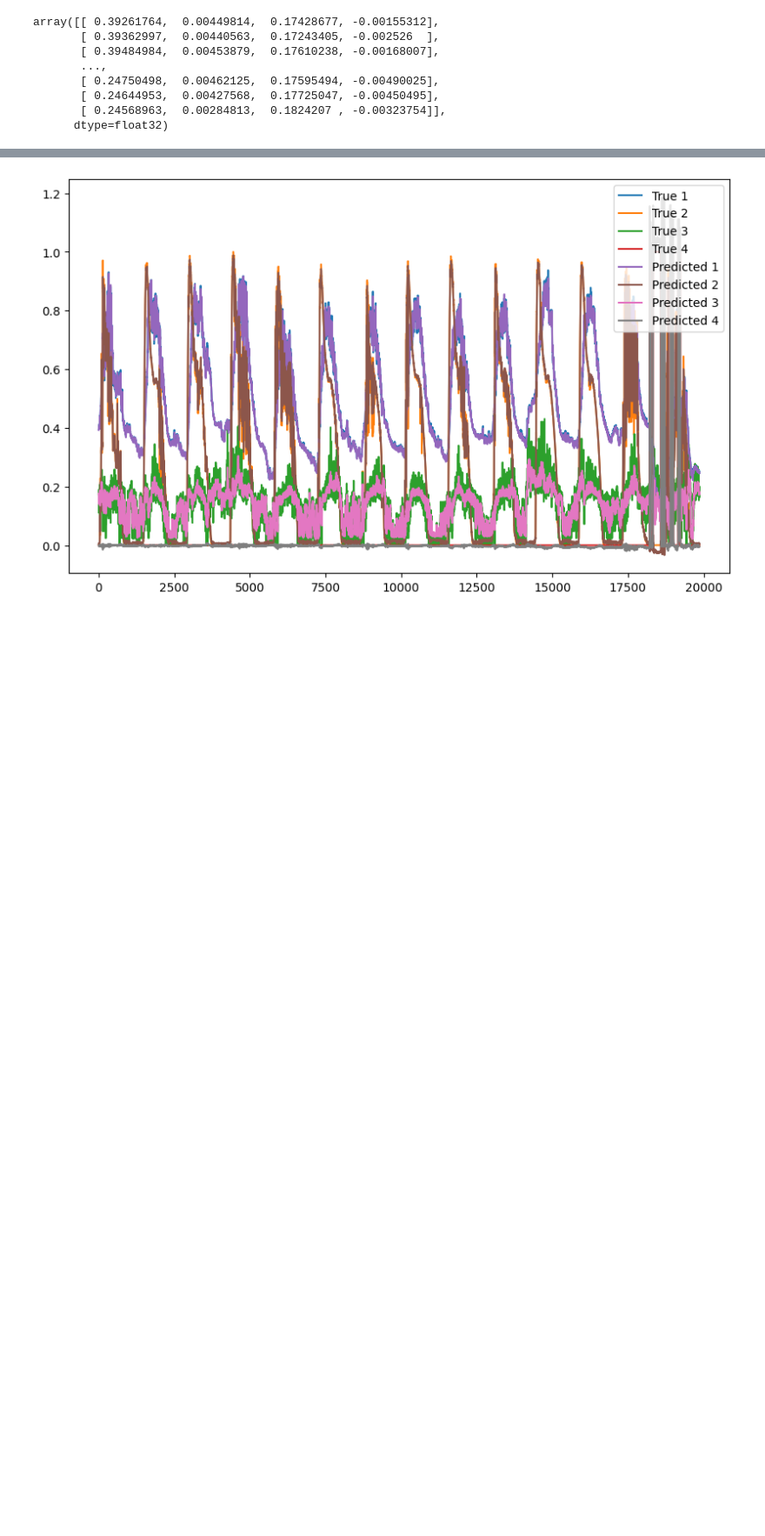
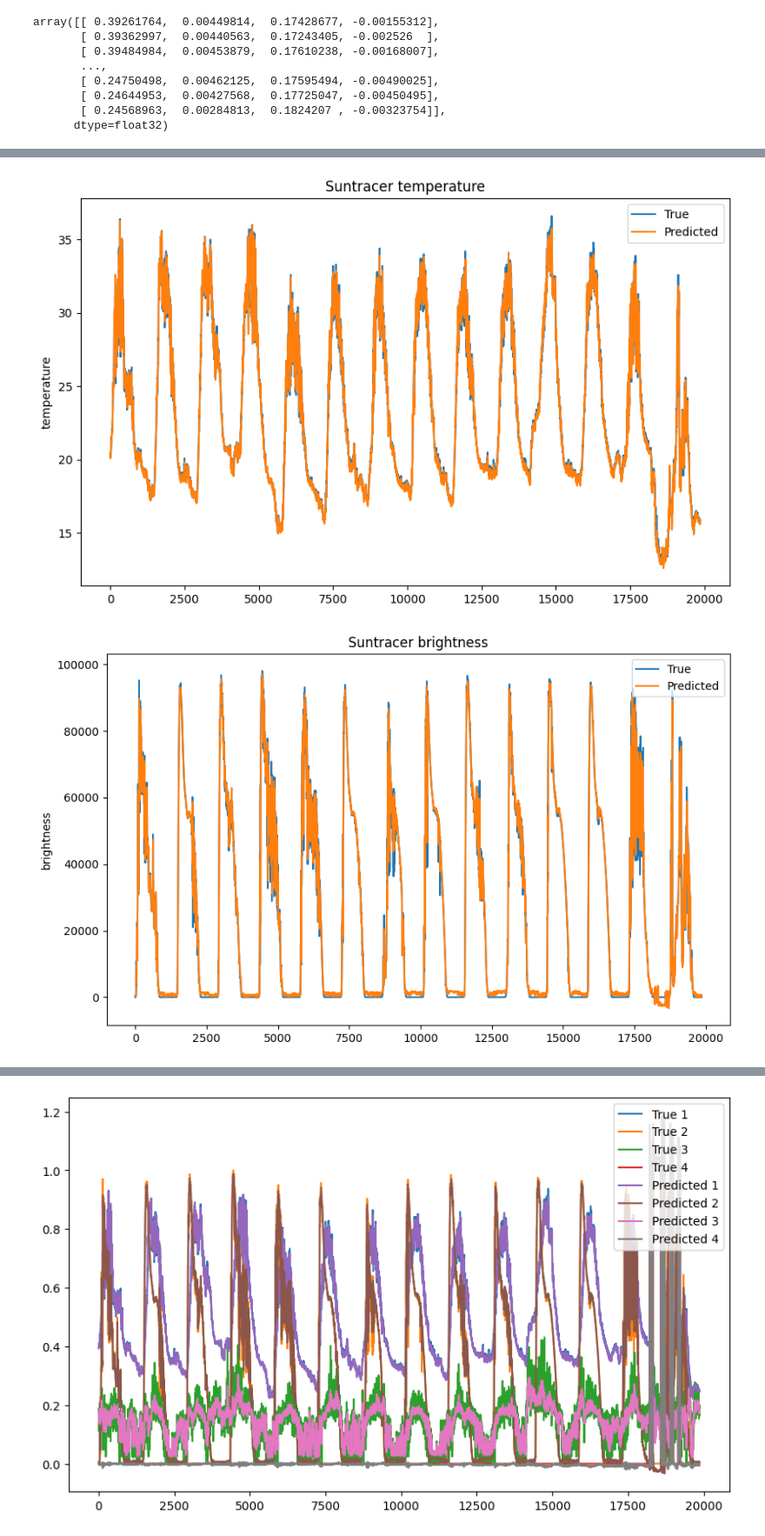
Before and after one commit to icastellsg/TimeSeriesForecastingIA, a Jupyter notebook: testDataSuntracer.ipynb, the cells around one changed output, grey strips where cells are left out. Shown at 87% size. Saved outputs shown, nothing was run; the diff lists cells and outputs as text; code cells hidden in the pictures; blank space fills up the shorter version.

```diff
--- a/testDataSuntracer.ipynb
+++ b/testDataSuntracer.ipynb
@@ -487,21 +472,0 @@ array([[ 0.39261764,  0.00449814,  0.17428677, -0.00155312],
-# %%
-def plot_predictions(y_test, predictions):
-    plt.figure(figsize=(10,6))
-    plt.plot(y_test[:,0], label='True 1')
-    plt.plot(y_test[:,1], label='True 2')
-    plt.plot(y_test[:,2], label='True 3')
-    plt.plot(y_test[:,3], label='True 4')
-    plt.plot(predictions[:,0], label='Predicted 1')
-    plt.plot(predictions[:,1], label='Predicted 2')
-    plt.plot(predictions[:,2], label='Predicted 3')
-    plt.plot(predictions[:,3], label='Predicted 4')
-    plt.legend()
-    plt.show()
-
-def plot_single_prediction(y_test, predictions, index, title):
-    plt.figure(figsize=(10,6))
-    plt.plot(y_test[:,index], label='True')
-    plt.plot(predictions[:,index], label='Predicted')
-    plt.title(title)
-    plt.legend()
-    plt.show()
@@ -517,0 +483,22 @@ plot_single_prediction(y_test, test_predictions, 3, 'Rain')
+# %%
+y_test_temperature = scaler_temperature.inverse_transform(y_test[:,0].reshape(-1,1))
+y_test_brightness = scaler_brightness.inverse_transform(y_test[:,1].reshape(-1,1))
+y_test_wind = scaler_wind.inverse_transform(y_test[:,2].reshape(-1,1))
+y_test_rain = y_test[:,3]
+# %%
+def plot_predictions(y_test, test_predictions, col_name):
+    plt.figure(figsize=(10,6))
+    plt.plot(y_test, label='True')
+    plt.plot(test_predictions, label='Predicted')
+    plt.title('Suntracer ' + col_name)
+    plt.ylabel(col_name)
+    plt.legend()
+    plt.show()
+# %%
+plot_predictions(y_test_temperature, test_predictions_temperature, 'temperature')
+plot_predictions(y_test_brightness, test_predictions_brightness, 'brightness')
+plot_predictions(y_test_wind, test_predictions_wind, 'wind')
+plot_predictions(y_test_rain, test_predictions_rain, 'rain')
+# %% [output]
+[figure, added]
+[figure, added]
```
Also changed, not shown: parts of 7 cells of this notebook.
